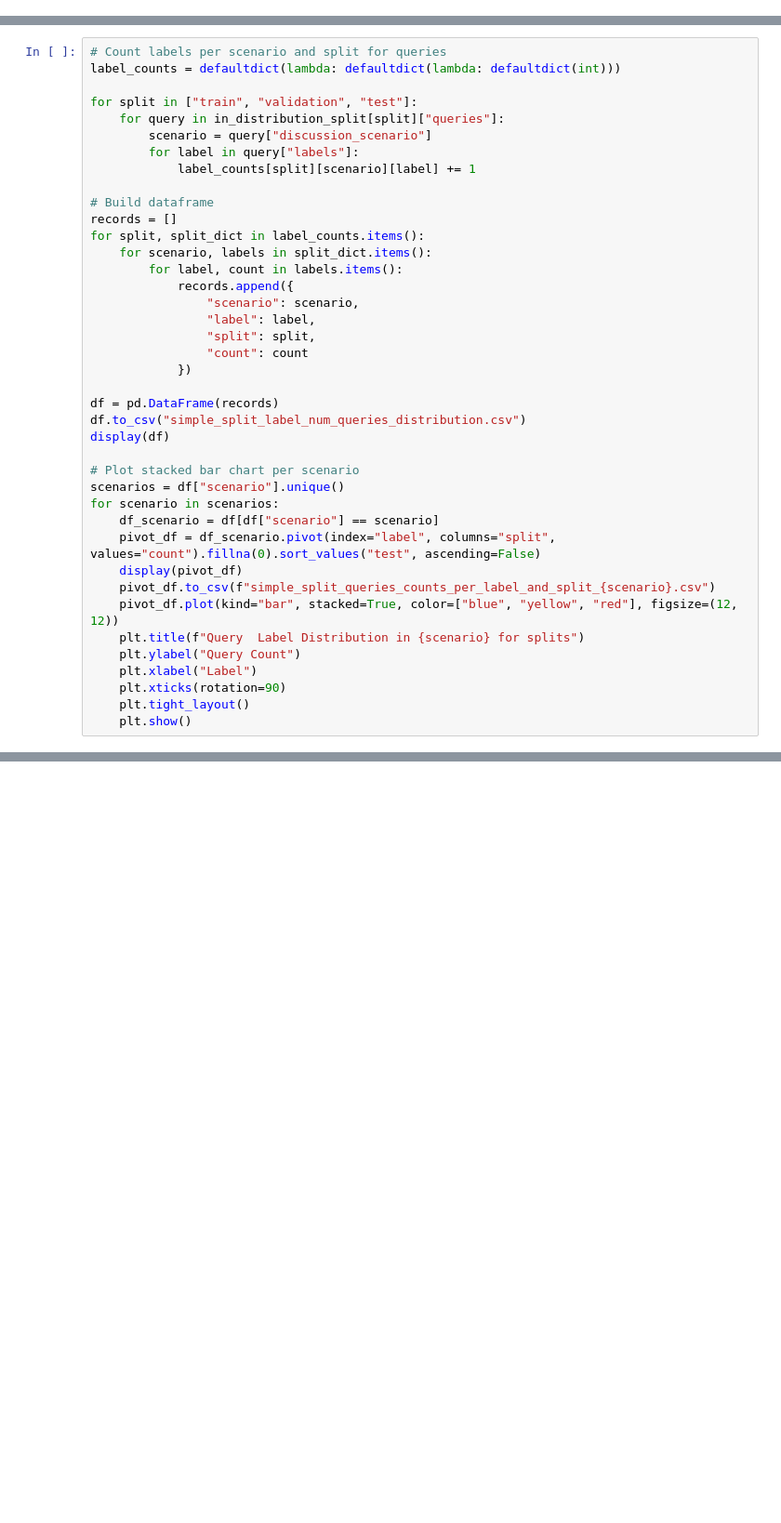
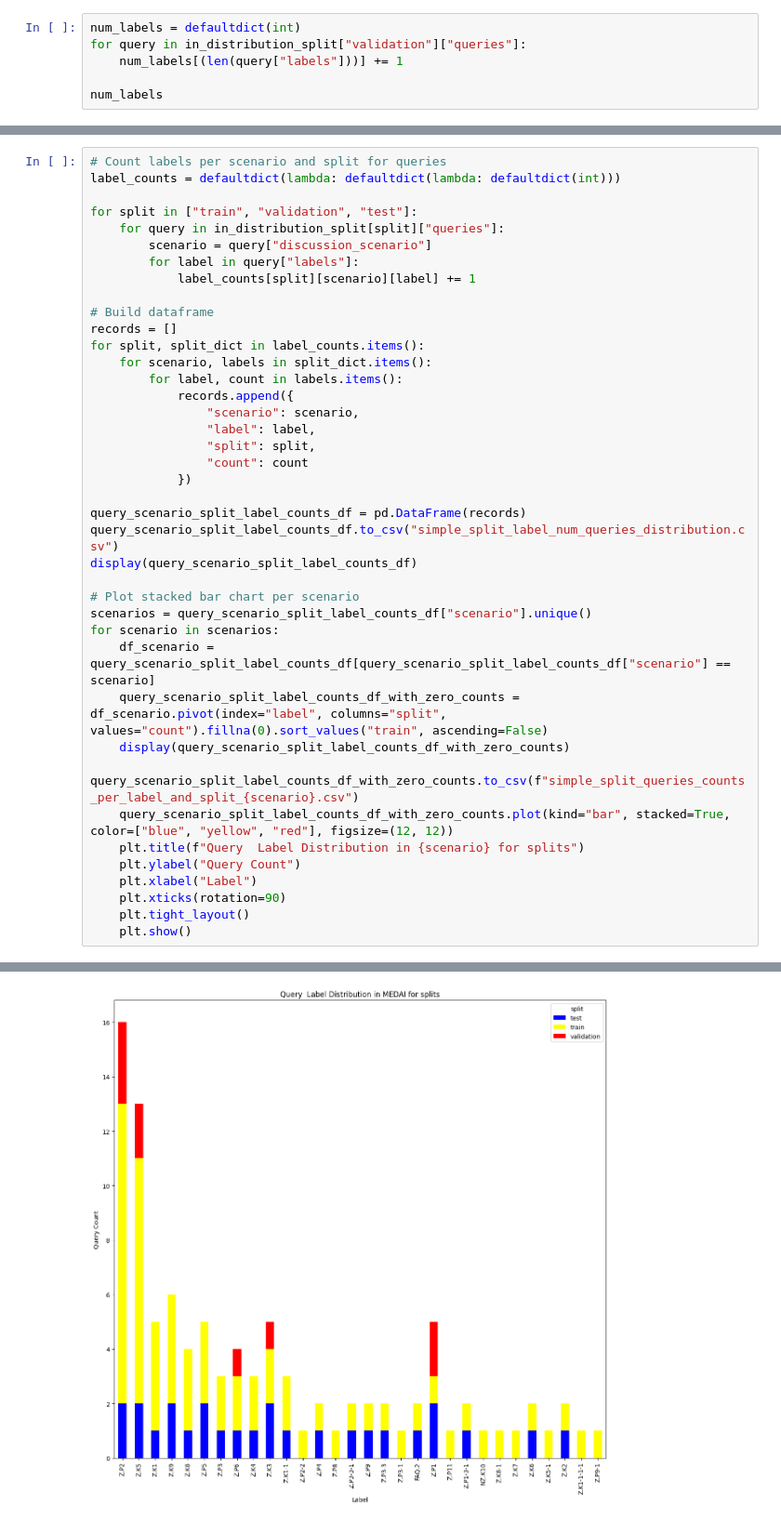
Before and after one commit to HaupChris/ethikchat-experiment-argument-classification, a Jupyter notebook: src/statistics/split_dataset_label_distributions.py.ipynb, the cells around one changed output, grey strips where cells are left out. Shown at 93% size. Cells and saved outputs as stored; diff of their text form; blank space fills up the shorter version.

```diff
--- a/src/statistics/split_dataset_label_distributions.py.ipynb
+++ b/src/statistics/split_dataset_label_distributions.py.ipynb
@@ -49,0 +71,6 @@ Example texts: ['Sicherheit']
+# %%
+num_labels = defaultdict(int)
+for query in in_distribution_split["validation"]["queries"]:
+    num_labels[(len(query["labels"]))] += 1
+
+num_labels
@@ -88,21 +235,22 @@ for split, split_dict in label_counts.items():
                 "count": count
             })
 
-df = pd.DataFrame(records)
-df.to_csv("simple_split_label_num_queries_distribution.csv")
-display(df)
+query_scenario_split_label_counts_df = pd.DataFrame(records)
+query_scenario_split_label_counts_df.to_csv("simple_split_label_num_queries_distribution.csv")
+display(query_scenario_split_label_counts_df)
 
 # Plot stacked bar chart per scenario
-scenarios = df["scenario"].unique()
+scenarios = query_scenario_split_label_counts_df["scenario"].unique()
 for scenario in scenarios:
-    df_scenario = df[df["scenario"] == scenario]
-    pivot_df = df_scenario.pivot(index="label", columns="split", values="count").fillna(0).sort_values("test", ascending=False)
-    display(pivot_df)
-    pivot_df.to_csv(f"simple_split_queries_counts_per_label_and_split_{scenario}.csv")
-    pivot_df.plot(kind="bar", stacked=True, color=["blue", "yellow", "red"], figsize=(12, 12))
+    df_scenario = query_scenario_split_label_counts_df[query_scenario_split_label_counts_df["scenario"] == scenario]
+    query_scenario_split_label_counts_df_with_zero_counts = df_scenario.pivot(index="label", columns="split", values="count").fillna(0).sort_values("train", ascending=False)
+    display(query_scenario_split_label_counts_df_with_zero_counts)
+    query_scenario_split_label_counts_df_with_zero_counts.to_csv(f"simple_split_queries_counts_per_label_and_split_{scenario}.csv")
+    query_scenario_split_label_counts_df_with_zero_counts.plot(kind="bar", stacked=True, color=["blue", "yellow", "red"], figsize=(12, 12))
     plt.title(f"Query  Label Distribution in {scenario} for splits")
     plt.ylabel("Query Count")
     plt.xlabel("Label")
     plt.xticks(rotation=90)
     plt.tight_layout()
     plt.show()
+# %% [output]
@@ -108,0 +284 @@ for scenario in scenarios:
+[figure, added]
```
Also changed, not shown: parts of 15 cells of this notebook, 2 other files.
